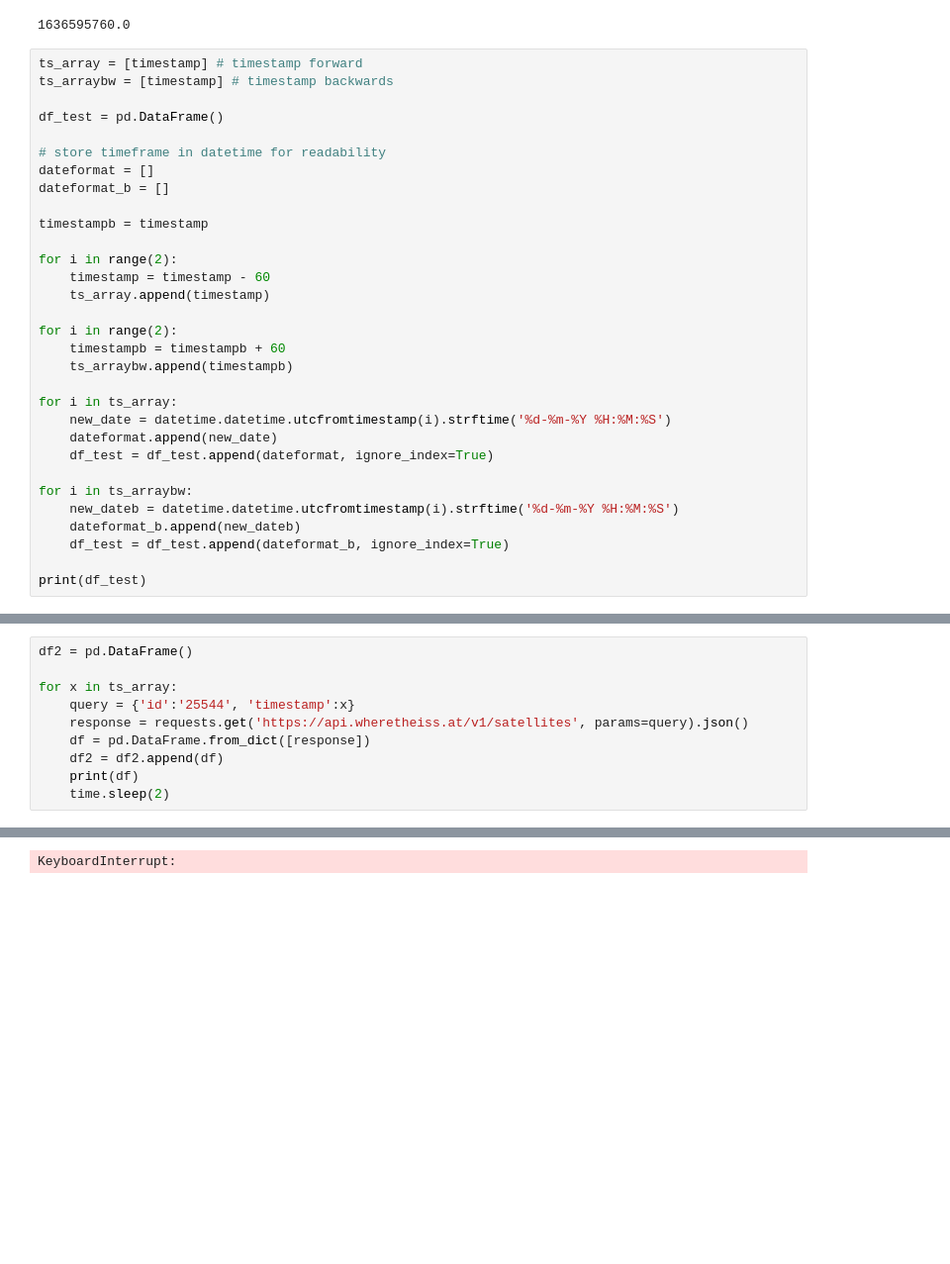
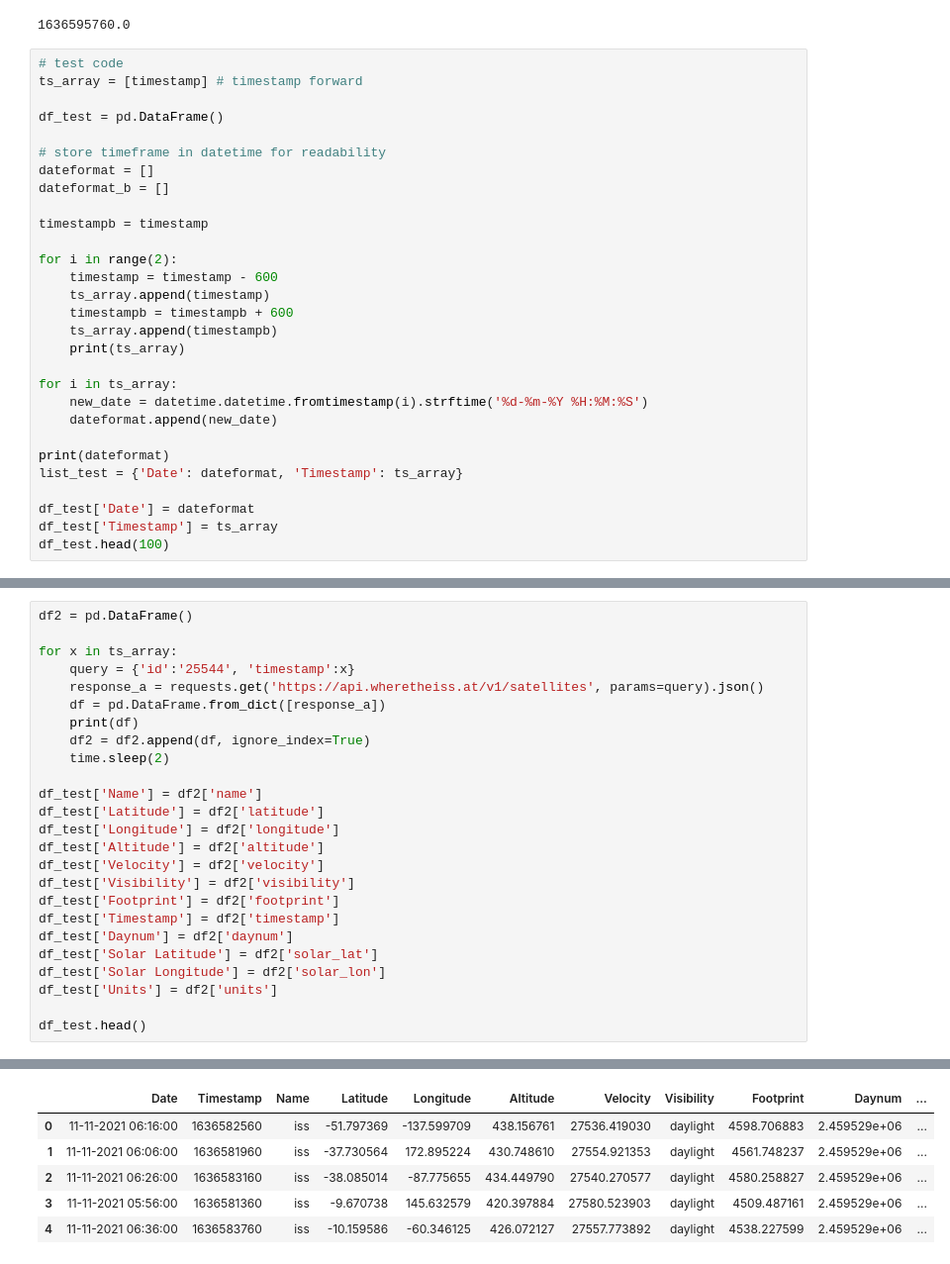
Before and after one commit to aminwafi/ISS-Location-Detector-JupyterDash, a Jupyter notebook: NeXT Assessment.ipynb, the cells around one changed output, grey strips where cells are left out. Shown at 99% size. Drawn from its saved outputs; the diff is of its cells as text; blank space fills up the shorter version.

Commit message:
Resolved Issues on Date Null Value and Data Rows

```diff
--- a/NeXT Assessment.ipynb
+++ b/NeXT Assessment.ipynb
@@ -60,8 +60,8 @@ print(timestamp)
 # %% [output]
 1636595760.0
 # %%
+# test code
 ts_array = [timestamp] # timestamp forward
-ts_arraybw = [timestamp] # timestamp backwards
 
 df_test = pd.DataFrame()
 
@@ -72,22 +72,20 @@ dateformat_b = []
 timestampb = timestamp
 
 for i in range(2):
-    timestamp = timestamp - 60
+    timestamp = timestamp - 600
     ts_array.append(timestamp)
-
-for i in range(2):
-    timestampb = timestampb + 60
-    ts_arraybw.append(timestampb)
+    timestampb = timestampb + 600
+    ts_array.append(timestampb)
+    print(ts_array)
 
 for i in ts_array:
-    new_date = datetime.datetime.utcfromtimestamp(i).strftime('%d-%m-%Y %H:%M:%S')
+    new_date = datetime.datetime.fromtimestamp(i).strftime('%d-%m-%Y %H:%M:%S')
     dateformat.append(new_date)
-    df_test = df_test.append(dateformat, ignore_index=True)
 
-for i in ts_arraybw:
-    new_dateb = datetime.datetime.utcfromtimestamp(i).strftime('%d-%m-%Y %H:%M:%S')
-    dateformat_b.append(new_dateb)
-    df_test = df_test.append(dateformat_b, ignore_index=True)
+print(dateformat)
+list_test = {'Date': dateformat, 'Timestamp': ts_array}
 
-print(df_test)
+df_test['Date'] = dateformat
+df_test['Timestamp'] = ts_array
+df_test.head(100)
 # %% [output]
@@ -109,9 +103,24 @@ df2 = pd.DataFrame()
 
 for x in ts_array:
     query = {'id':'25544', 'timestamp':x}
-    response = requests.get('https://api.wheretheiss.at/v1/satellites', params=query).json()
-    df = pd.DataFrame.from_dict([response])
-    df2 = df2.append(df)
+    response_a = requests.get('https://api.wheretheiss.at/v1/satellites', params=query).json()
+    df = pd.DataFrame.from_dict([response_a])
     print(df)
+    df2 = df2.append(df, ignore_index=True)
     time.sleep(2)
+
+df_test['Name'] = df2['name']
+df_test['Latitude'] = df2['latitude']
+df_test['Longitude'] = df2['longitude']
+df_test['Altitude'] = df2['altitude']
+df_test['Velocity'] = df2['velocity']
+df_test['Visibility'] = df2['visibility']
+df_test['Footprint'] = df2['footprint']
+df_test['Timestamp'] = df2['timestamp']
+df_test['Daynum'] = df2['daynum']
+df_test['Solar Latitude'] = df2['solar_lat']
+df_test['Solar Longitude'] = df2['solar_lon']
+df_test['Units'] = df2['units']
+
+df_test.head()
 # %% [output]
@@ -135 +144,6 @@ for x in ts_array:
-KeyboardInterrupt:
+|  | Date | Timestamp | Name | Latitude | Longitude | Altitude | Velocity | Visibility | Footprint | Daynum | ... |
+| 0 | 11-11-2021 06:16:00 | 1636582560 | iss | -51.797369 | -137.599709 | 438.156761 | 27536.419030 | daylight | 4598.706883 | 2.459529e+06 | ... |
+| 1 | 11-11-2021 06:06:00 | 1636581960 | iss | -37.730564 | 172.895224 | 430.748610 | 27554.921353 | daylight | 4561.748237 | 2.459529e+06 | ... |
+| 2 | 11-11-2021 06:26:00 | 1636583160 | iss | -38.085014 | -87.775655 | 434.449790 | 27540.270577 | daylight | 4580.258827 | 2.459529e+06 | ... |
+| 3 | 11-11-2021 05:56:00 | 1636581360 | iss | -9.670738 | 145.632579 | 420.397884 | 27580.523903 | daylight | 4509.487161 | 2.459529e+06 | ... |
+| 4 | 11-11-2021 06:36:00 | 1636583760 | iss | -10.159586 | -60.346125 | 426.072127 | 27557.773892 | daylight | 4538.227599 | 2.459529e+06 | ... |
```
Also changed, not shown: parts of 13 cells of this notebook.
